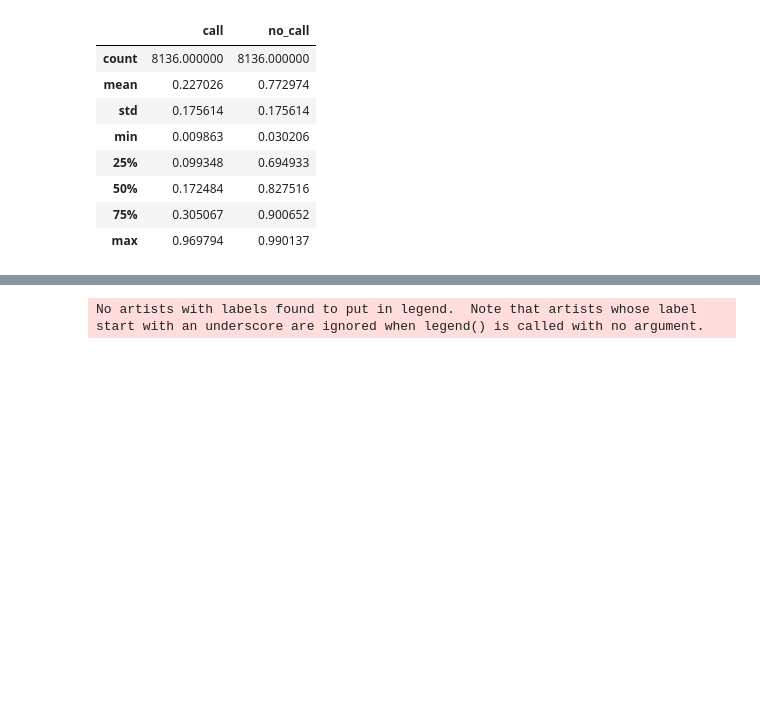
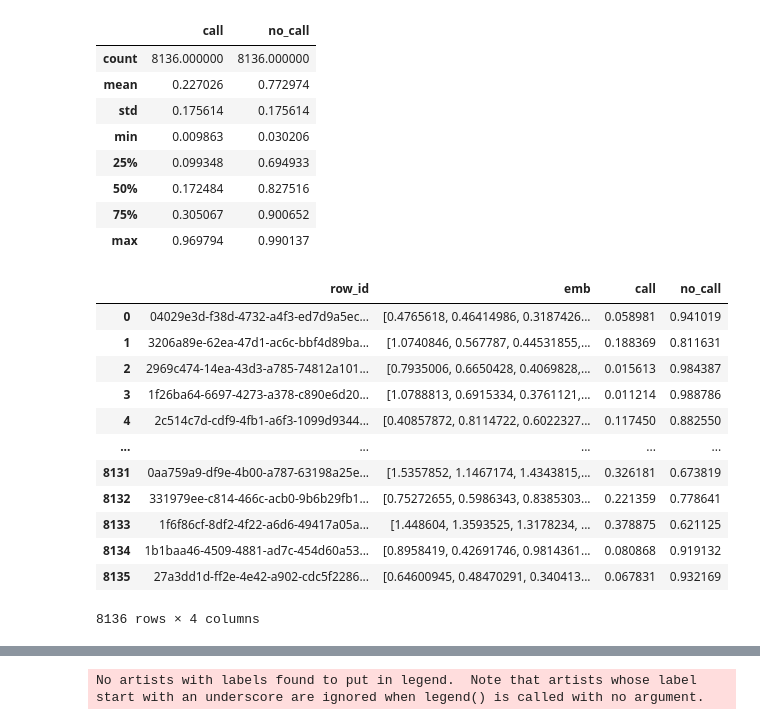
Before and after one commit to dsgt-birdclef/birdclef-2023, a Jupyter notebook: notebooks/mg-20230521-00-background-noise.ipynb, the cells around one changed output, grey strips where cells are left out. Saved outputs shown, nothing was run; the diff lists cells and outputs as text; code cells hidden in the pictures; blank space fills up the shorter version.

```diff
--- a/notebooks/mg-20230521-00-background-noise.ipynb
+++ b/notebooks/mg-20230521-00-background-noise.ipynb
@@ -181,3 +211,19 @@ rows_df.describe()
 | 50% | 0.172484 | 0.827516 |
 | 75% | 0.305067 | 0.900652 |
 | max | 0.969794 | 0.990137 |
+# %%
+display(rows_df)
+# %% [output]
+|  | row_id | emb | call | no_call |
+| 0 | 04029e3d-f38d-4732-a4f3-ed7d9a5ec... | [0.4765618, 0.46414986, 0.3187426... | 0.058981 | 0.941019 |
+| 1 | 3206a89e-62ea-47d1-ac6c-bbf4d89ba... | [1.0740846, 0.567787, 0.44531855,... | 0.188369 | 0.811631 |
+| 2 | 2969c474-14ea-43d3-a785-74812a101... | [0.7935006, 0.6650428, 0.4069828,... | 0.015613 | 0.984387 |
+| 3 | 1f26ba64-6697-4273-a378-c890e6d20... | [1.0788813, 0.6915334, 0.3761121,... | 0.011214 | 0.988786 |
+| 4 | 2c514c7d-cdf9-4fb1-a6f3-1099d9344... | [0.40857872, 0.8114722, 0.6022327... | 0.117450 | 0.882550 |
+| ... | ... | ... | ... | ... |
+| 8131 | 0aa759a9-df9e-4b00-a787-63198a25e... | [1.5357852, 1.1467174, 1.4343815,... | 0.326181 | 0.673819 |
+| 8132 | 331979ee-c814-466c-acb0-9b6b29fb1... | [0.75272655, 0.5986343, 0.8385303... | 0.221359 | 0.778641 |
+| 8133 | 1f6f86cf-8df2-4f22-a6d6-49417a05a... | [1.448604, 1.3593525, 1.3178234, ... | 0.378875 | 0.621125 |
+| 8134 | 1b1baa46-4509-4881-ad7c-454d60a53... | [0.8958419, 0.42691746, 0.9814361... | 0.080868 | 0.919132 |
+| 8135 | 27a3dd1d-ff2e-4e42-a902-cdc5f2286... | [0.64600945, 0.48470291, 0.340413... | 0.067831 | 0.932169 |
+8136 rows × 4 columns
```
Also changed, not shown: parts of 7 cells of this notebook.
